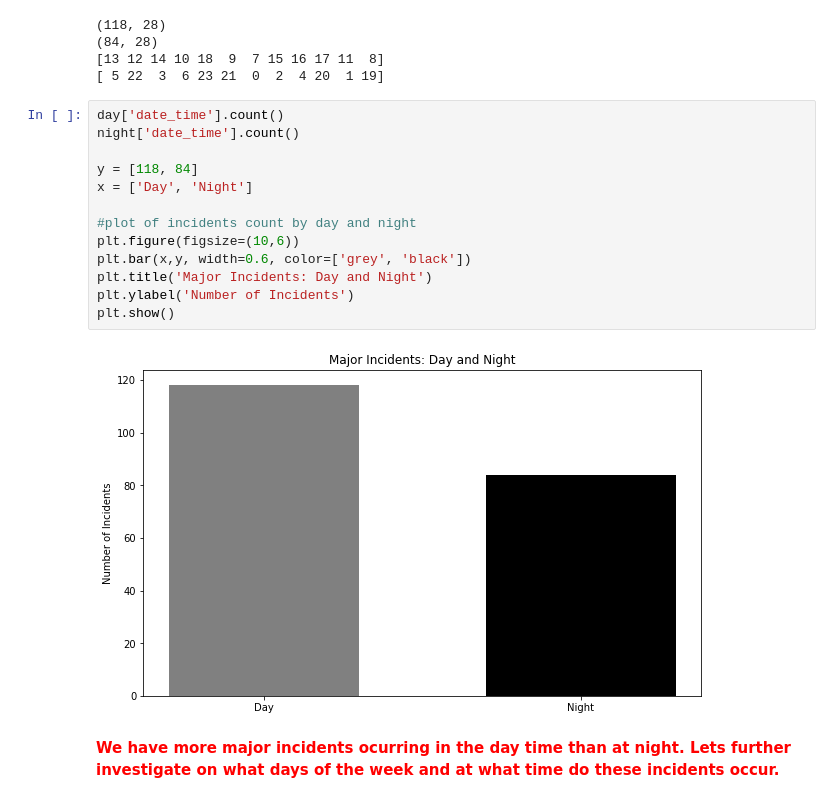
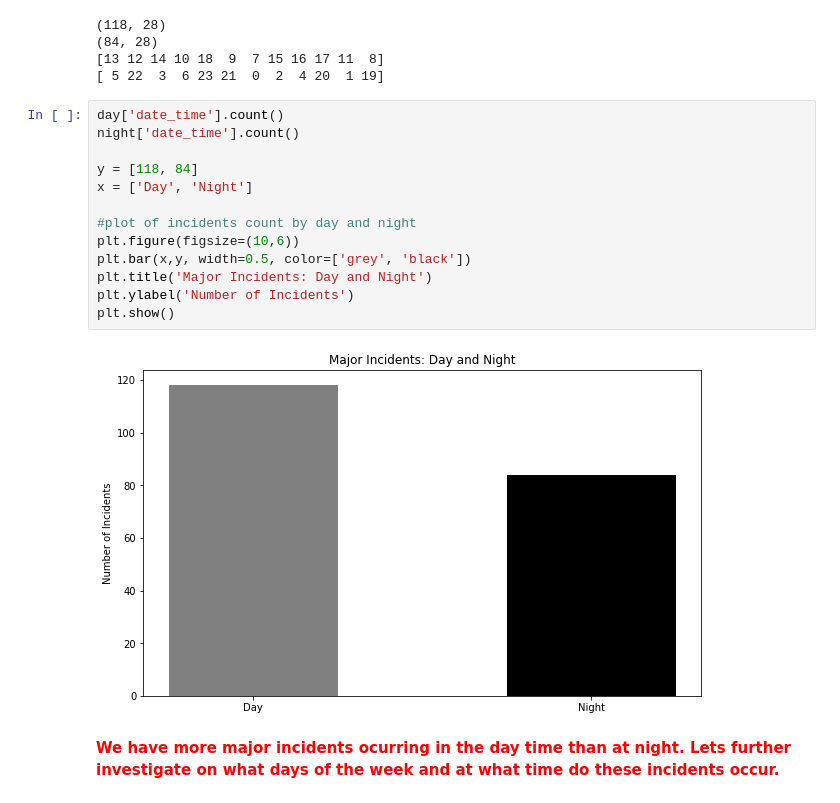
Before and after one commit to damiiete/Analysis-of-major-incidents-in-UK, a Jupyter notebook: notebook.ipynb, the cells around one changed output. Drawn from its saved outputs; the diff is of its cells as text.

```diff
--- a/notebook.ipynb
+++ b/notebook.ipynb
@@ -219,18 +219,18 @@ print(night['date_time'].dt.hour.unique())
 # %%
 day['date_time'].count()
 night['date_time'].count()
 
 y = [118, 84]
 x = ['Day', 'Night']
 
 #plot of incidents count by day and night
 plt.figure(figsize=(10,6))
-plt.bar(x,y, width=0.6, color=['grey', 'black'])
+plt.bar(x,y, width=0.5, color=['grey', 'black'])
 plt.title('Major Incidents: Day and Night')
 plt.ylabel('Number of Incidents')
 plt.show()
 # %% [output]
-[figure, old version]
+[figure, new version]
 # %% [markdown]
 <font color = red>**We have more major incidents ocurring in the day time than at night.
 Lets further investigate on what days of the week and at what time do these incidents occur.**
```
Also changed, not shown: parts of 12 cells of this notebook.
